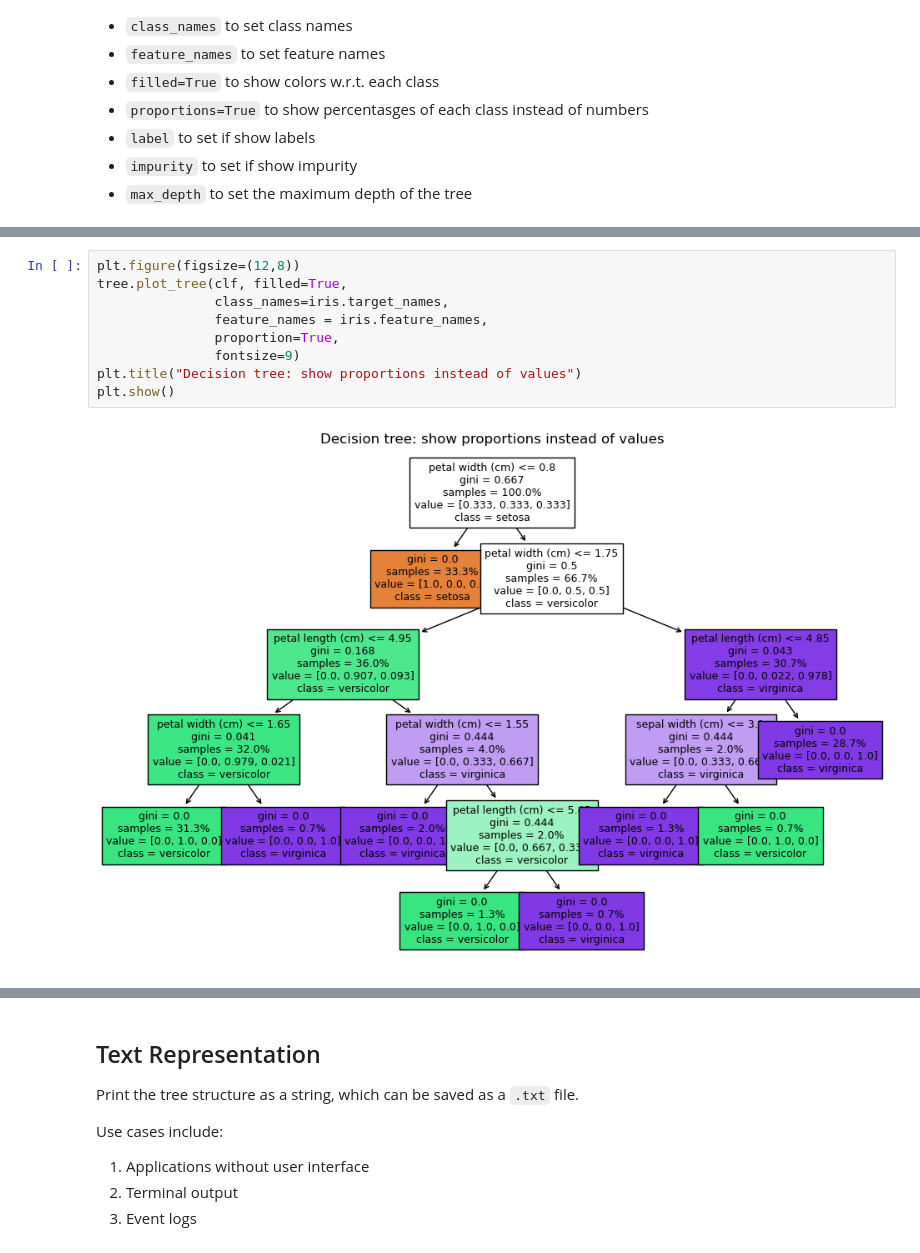
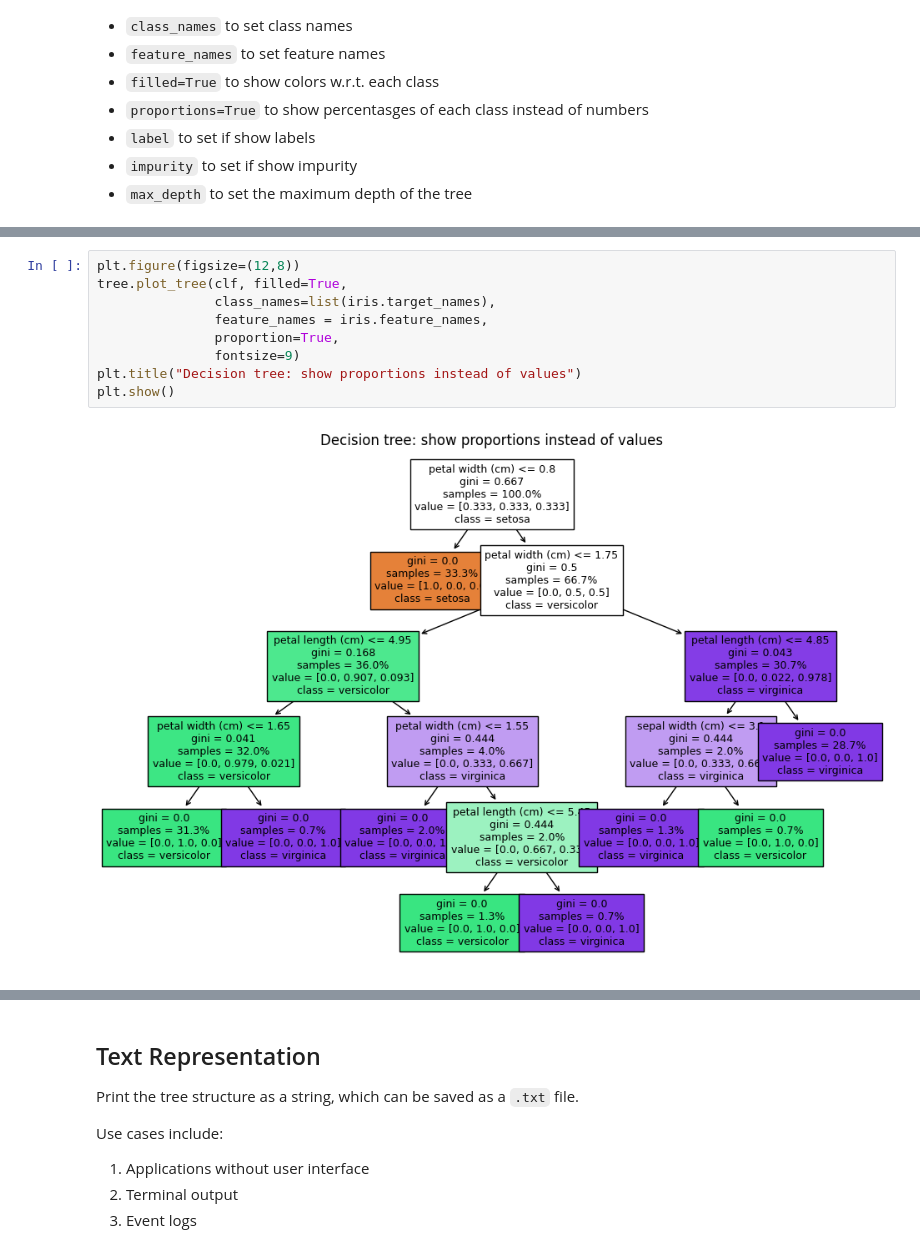
Before and after one commit to OlivierBinette/VisTree, a Jupyter notebook: prototyping/trees/01-sklearn_examples.ipynb, the cells around one changed output, grey strips where cells are left out. Drawn from its saved outputs; the diff is of its cells as text.

```diff
--- a/prototyping/trees/01-sklearn_examples.ipynb
+++ b/prototyping/trees/01-sklearn_examples.ipynb
@@ -61,14 +61,14 @@ plt.show()
 # %%
 plt.figure(figsize=(12,8))
 tree.plot_tree(clf, filled=True,
-               class_names=iris.target_names,
+               class_names=list(iris.target_names),
                feature_names = iris.feature_names,
                proportion=True,
                fontsize=9)
 plt.title("Decision tree: show proportions instead of values")
 plt.show()
 # %% [output]
-[figure, old version]
+[figure, new version]
 # %%
 plt.figure(figsize=(12,8))
 tree.plot_tree(clf, filled=True,
```
Also changed, not shown: parts of 5 cells of this notebook, 1 other file.
